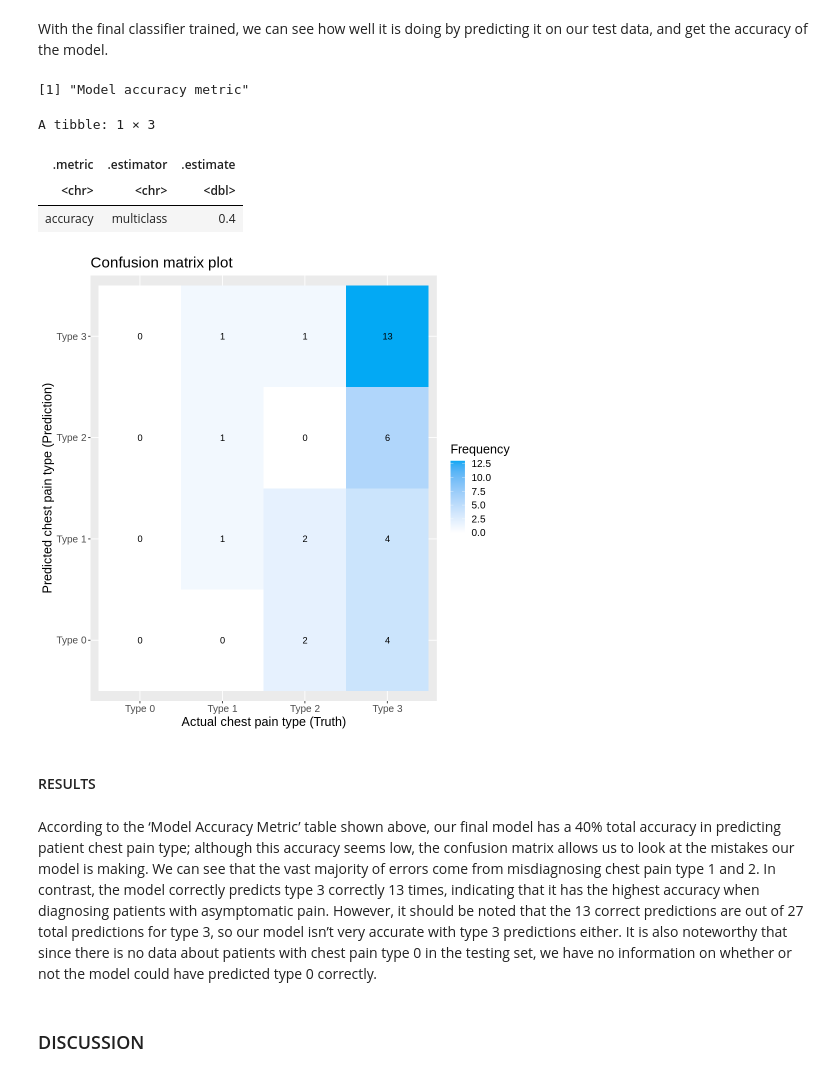
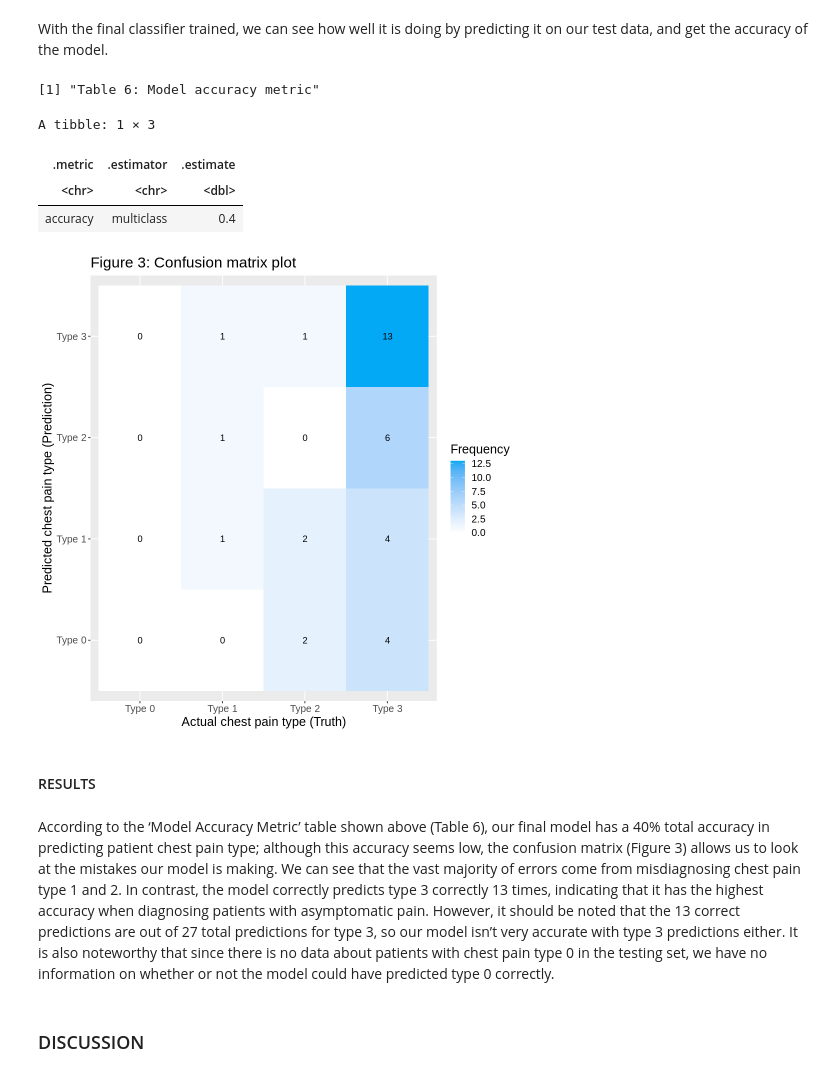
Before and after one commit to beandumplings/dsci_100_group143_project, a Jupyter notebook: Group143_Project.ipynb, the cells around one changed output. Drawn from its saved outputs; the diff is of its cells as text; code cells hidden in the pictures.

```diff
--- a/Group143_Project.ipynb
+++ b/Group143_Project.ipynb
@@ -287,39 +252,39 @@ With the final classifier trained, we can see how well it is doing by predicting
 # %%
 set.seed(2022)
 # Predictions
 heart_test_predictions <- predict(knn_best_fit, heart_test) |>
   bind_cols(heart_test)
 
 # Getting metrics + confusion matrix
 prediction_metrics <- heart_test_predictions |>
                       metrics(truth = cp, estimate = .pred_class) |>
                       filter(.metric == "accuracy")
 heart_confusion_matrix <- heart_test_predictions |>
              conf_mat(truth = cp, estimate = .pred_class)
 heart_confusion_df <- as.data.frame(heart_confusion_matrix$table)
 
-paste("Model accuracy metric")
+paste("Table 6: Model accuracy metric")
 prediction_metrics
 
 heart_matrix_plot <- heart_confusion_df |> ggplot(aes(x = Truth, y = Prediction, fill = Freq)) +
-                                                labs(x = "Actual chest pain type (Truth)", y = "Predicted chest pain type (Prediction)", title = "Confusion matrix plot", fill = "Frequency") +
+                                                labs(x = "Actual chest pain type (Truth)", y = "Predicted chest pain type (Prediction)", title = "Figure 3: Confusion matrix plot", fill = "Frequency") +
                                                 geom_tile(aes(fill = Freq)) + geom_text(aes(label=Freq)) +
                                                 scale_fill_gradient(low="white", high="#03a9f4") +
                                                 scale_x_discrete(labels=c("Type 0","Type 1","Type 2","Type 3")) +
                                                 scale_y_discrete(labels=c("Type 0","Type 1","Type 2","Type 3")) +
                                                 theme(text = element_text(size = 15))
 heart_matrix_plot
 # %% [output]
-[1] "Model accuracy metric"
+[1] "Table 6: Model accuracy metric"
 A tibble: 1 × 3
 | .metric | .estimator | .estimate |
 | <chr> | <chr> | <dbl> |
 | accuracy | multiclass | 0.4 |
-[figure, old version]
+[figure, new version]
 # %% [markdown]
 #### RESULTS
 # %% [markdown]
-According to the ‘Model Accuracy Metric’ table shown above, our final model has a 40% total accuracy in predicting patient chest pain type; although this accuracy seems low, the confusion matrix allows us to look at the mistakes our model is making. We can see that the vast majority of errors come from misdiagnosing chest pain type 1 and 2. In contrast, the model correctly predicts type 3 correctly 13 times, indicating that it has the highest accuracy when diagnosing patients with asymptomatic pain. However, it should be noted that the 13 correct predictions are out of 27 total predictions for type 3, so our model isn’t very accurate with type 3 predictions either. It is also noteworthy that since there is no data about patients with chest pain type 0 in the testing set, we have no information on whether or not the model could have predicted type 0 correctly.
+According to the ‘Model Accuracy Metric’ table shown above (Table 6), our final model has a 40% total accuracy in predicting patient chest pain type; although this accuracy seems low, the confusion matrix (Figure 3) allows us to look at the mistakes our model is making. We can see that the vast majority of errors come from misdiagnosing chest pain type 1 and 2. In contrast, the model correctly predicts type 3 correctly 13 times, indicating that it has the highest accuracy when diagnosing patients with asymptomatic pain. However, it should be noted that the 13 correct predictions are out of 27 total predictions for type 3, so our model isn’t very accurate with type 3 predictions either. It is also noteworthy that since there is no data about patients with chest pain type 0 in the testing set, we have no information on whether or not the model could have predicted type 0 correctly.
 # %% [markdown]
 ### DISCUSSION
 # %% [markdown]
```
Also changed, not shown: parts of 7 cells of this notebook.
